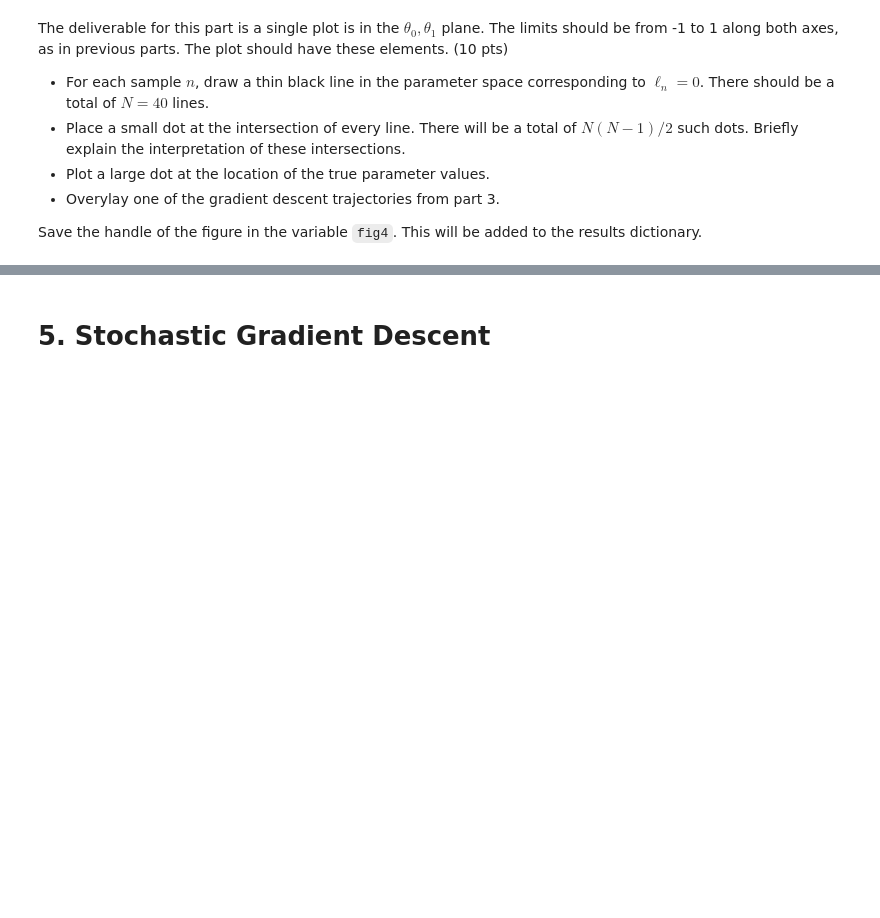
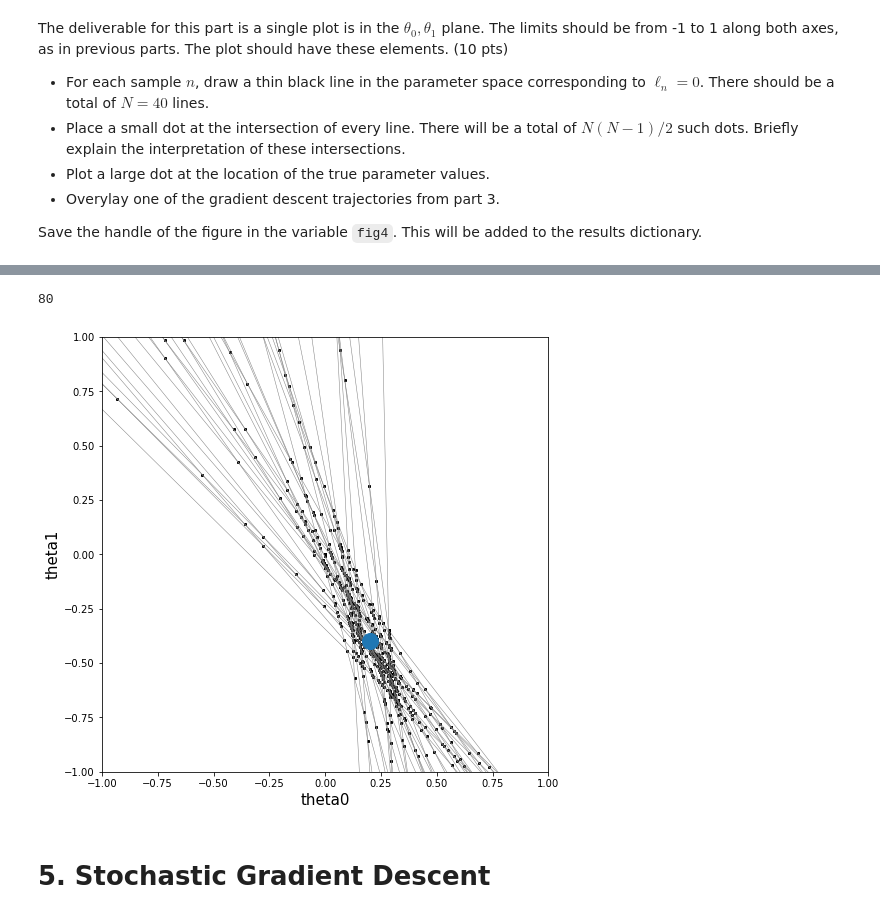
Before and after one commit to elvis0411/ME178_LabTeam, a Jupyter notebook: lab2_my solution Group 20.ipynb, the cells around one changed output, grey strips where cells are left out. Saved outputs shown, nothing was run; the diff lists cells and outputs as text; code cells hidden in the pictures; blank space fills up the shorter version.

```diff
--- a/lab2_my solution Group 20.ipynb
+++ b/lab2_my solution Group 20.ipynb
@@ -346,3 +354,37 @@ plt.plot(theta0,theta1,'o',markersize=16)
+# %%
+fig4=plt.figure(figsize=(8,8))
+
+
+thet0=np.arange(-1,1,0.05)
+line_params = np.empty((XYsamp.shape))
+for i in range(XYsamp[:,0].size):
+    line_params[i,0] = (XYsamp[i,1]/XYsamp[i,0])
+    line_params[i,1]= -(1/XYsamp[i,0])
+    thet1 = (line_params[i,1]*thet0 + line_params[i,0])
+    plt.plot(thet0,thet1, color='grey',linewidth=0.5)
+print(line_params.size)
+xi = np.zeros((line_params.shape[0],line_params.shape[0]))
+yi = np.zeros((line_params.shape[0],line_params.shape[0]))
+
+for i in range(line_params.shape[0]):
+    for j in range(line_params.shape[0]):
+        if i==j:
+            continue
+        xi[i,j] = (line_params[i,0]-line_params[j,0]) / (line_params[j,1]-line_params[i,1])
+        yi[i,j] = line_params[i,1] * xi[i,j] + line_params[i,0]
+
+plt.scatter(xi,yi, color='black', marker='o',s=4)
+
+
+plt.plot(theta0,theta1,'o',markersize=16)
+
+
+plt.xlabel('theta0',fontsize=15)
+plt.ylabel('theta1',fontsize=15)
+plt.axis([-1,1,-1,1]);
+# %% [output]
+80
+[figure, added]
 # %%
 ################################
 # Reporting. Do not modify.#####
```
Also changed, not shown: parts of 7 cells of this notebook.
